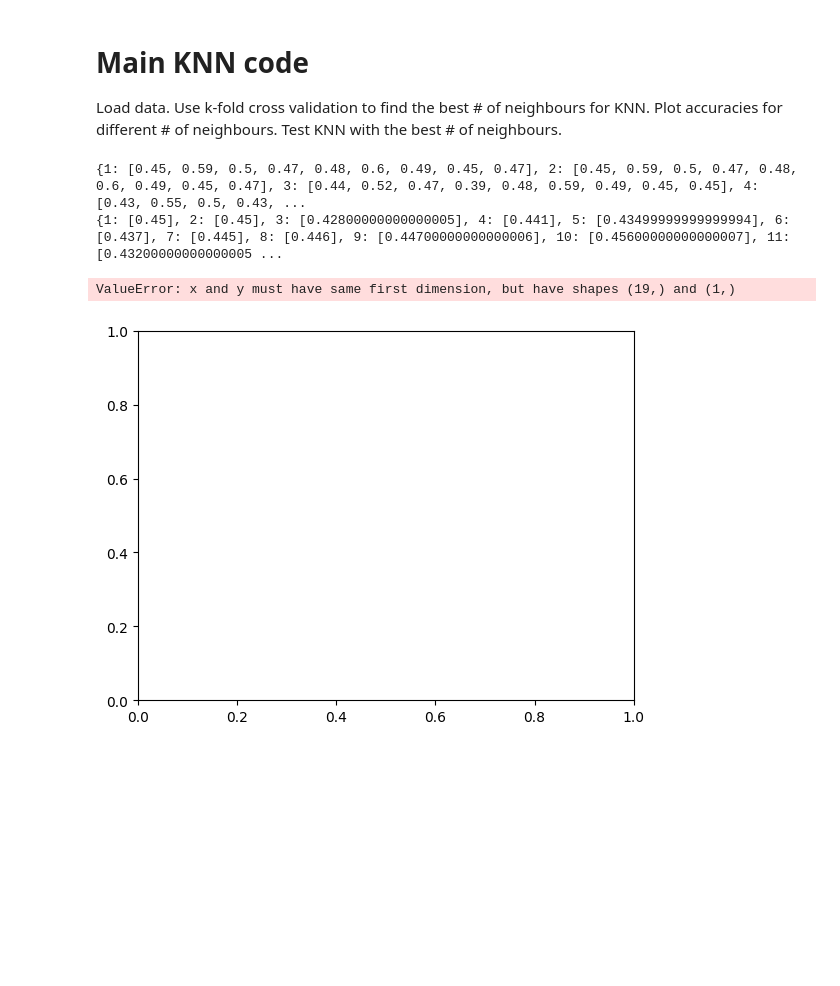
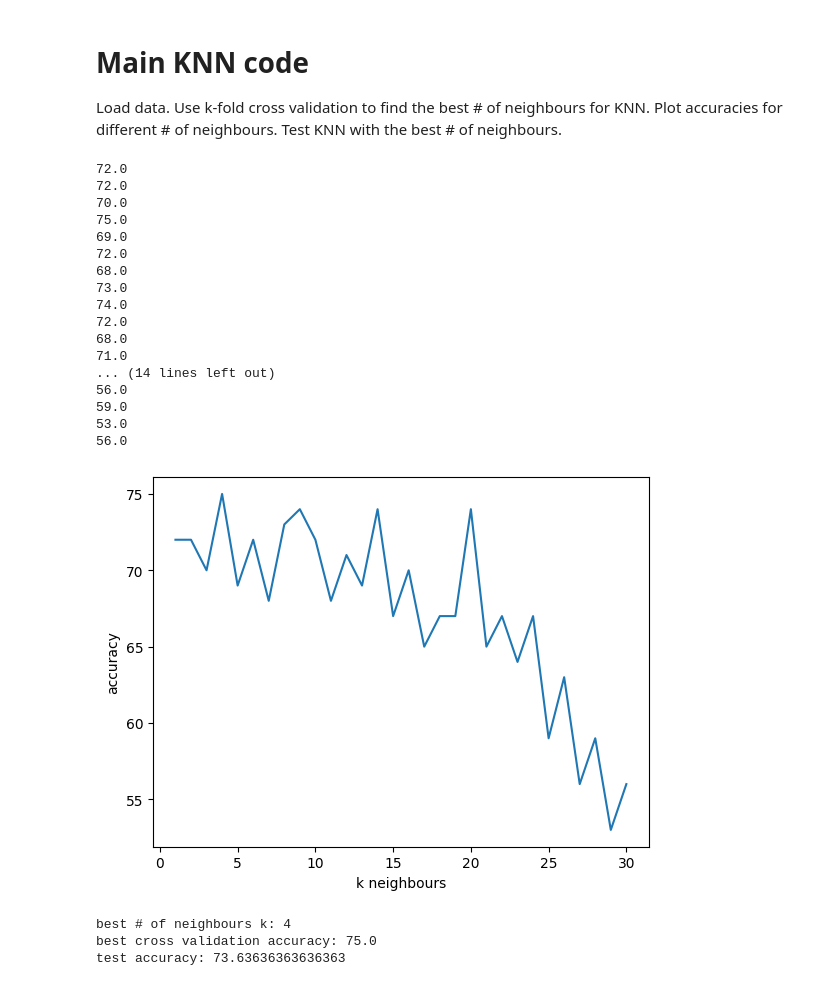
Before and after one commit to Rohit-Karki/ml-algorithms, a Jupyter notebook: knn/main.ipynb, the cells around one changed output. Drawn from its saved outputs; the diff is of its cells as text; code cells hidden in the pictures; blank space fills up the shorter version.

```diff
--- a/knn/main.ipynb
+++ b/knn/main.ipynb
@@ -45,19 +45,28 @@ Inputs:
 Output:
 *   **predicted_label**: predicted label (integer)
 # %%
+from collections import Counter
 def euclideanDistance(x1, x2):
   return np.linalg.norm(x1 - x2)
 
+
+
+
 def predict_knn(x, inputs, labels, k_neighbours):
+
+
+
   # compute the distances between all the data points
-  distances = [euclideanDistance(x,x_train) for x_train in inputs]
 
-  k_indices = np.argsort(distances)[k_neighbours]
 
-  k_nearest_labels = [labels[i] for i in k_indices]
 
-  predicted_label = k_nearest_labels[0]
-  return predicted_label
+  distances = np.sqrt(np.sum((inputs - x) ** 2, axis=1))
+  sorted_indices = np.argsort(distances)
+  k_nearest_indices = sorted_indices[:k_neighbours]
+  k_nearest_labels = labels[k_nearest_indices]
+  # predicted_label = np.bincount(k_nearest_labels).argmax()
+  predicted_label =  Counter(k_nearest_labels).most_common()
+  return predicted_label[0][0]
 # %% [markdown]
 # Function: eval_knn
 
@@ -186,22 +169,39 @@ Test KNN with the best # of neighbours.
 # %%
 # load data
 train_inputs, train_labels, test_inputs, test_labels = load_knn_data()
 
 # number of neighbours to be evaluated by cross validation
 hyperparams = range(1,31)
 k_folds = 10
 best_k_neighbours, best_accuracy, accuracies = cross_validation_knn(k_folds, hyperparams, train_inputs, train_labels);
 
 # plot results
-# plot_knn_accuracies(accuracies, hyperparams)
-# print('best # of neighbours k: ' + str(best_k_neighbours))
-# print('best cross validation accuracy: ' + str(best_accuracy))
+plot_knn_accuracies(accuracies, hyperparams)
+print('best # of neighbours k: ' + str(best_k_neighbours))
+print('best cross validation accuracy: ' + str(best_accuracy))
 
 # # evaluate with best # of neighbours
-# accuracy = eval_knn(test_inputs, test_labels, train_inputs, train_labels, best_k_neighbours)
-# print('test accuracy: '+ str(accuracy))
+accuracy = eval_knn(test_inputs, test_labels, train_inputs, train_labels, best_k_neighbours)
+print('test accuracy: '+ str(accuracy))
 # %% [output]
-{1: [0.45, 0.59, 0.5, 0.47, 0.48, 0.6, 0.49, 0.45, 0.47], 2: [0.45, 0.59, 0.5, 0.47, 0.48, 0.6, 0.49, 0.45, 0.47], 3: [0.44, 0.52, 0.47, 0.39, 0.48, 0.59, 0.49, 0.45, 0.45], 4: [0.43, 0.55, 0.5, 0.43, ...
-{1: [0.45], 2: [0.45], 3: [0.42800000000000005], 4: [0.441], 5: [0.43499999999999994], 6: [0.437], 7: [0.445], 8: [0.446], 9: [0.44700000000000006], 10: [0.45600000000000007], 11: [0.43200000000000005 ...
+72.0
+72.0
+70.0
+75.0
+69.0
+72.0
+68.0
+73.0
+74.0
+72.0
+68.0
+71.0
+... (14 lines left out)
+56.0
+59.0
+53.0
+56.0
+[figure, new version]
-ValueError: x and y must have same first dimension, but have shapes (19,) and (1,)
+best # of neighbours k: 4
+best cross validation accuracy: 75.0
+test accuracy: 73.63636363636363
-[figure, old version]
```
Also changed, not shown: parts of 2 cells of this notebook, 11 other files.
